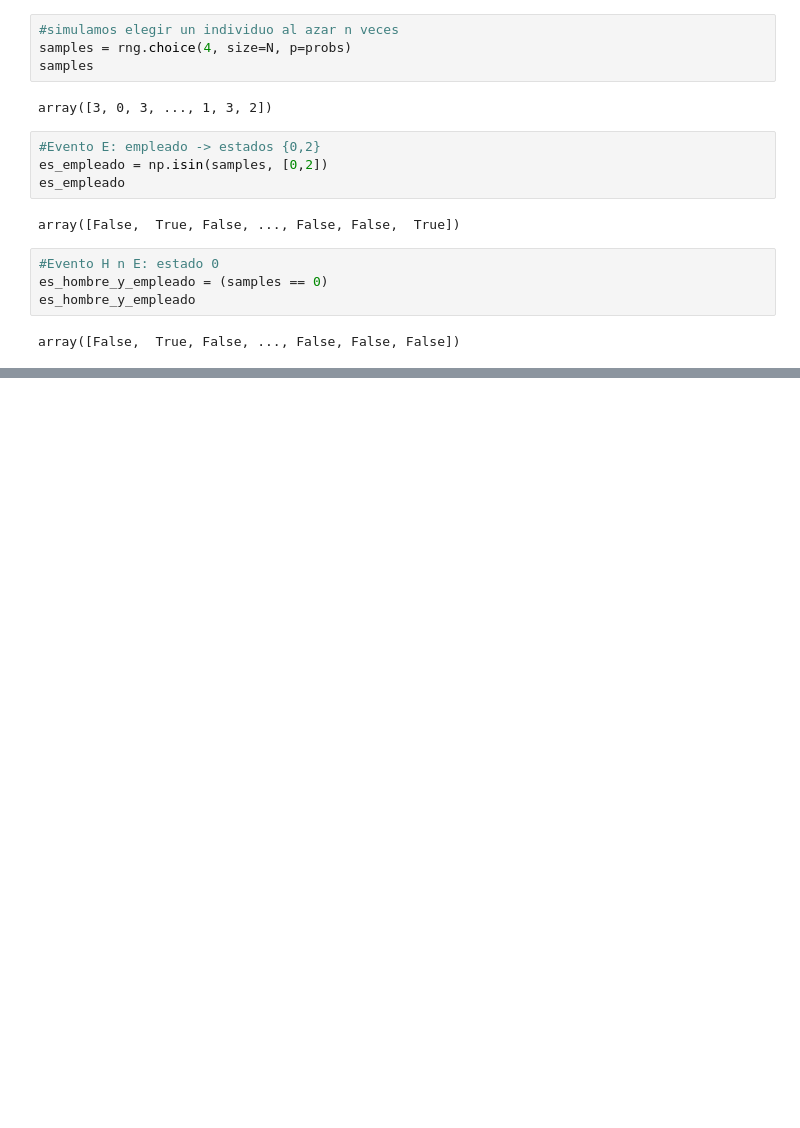
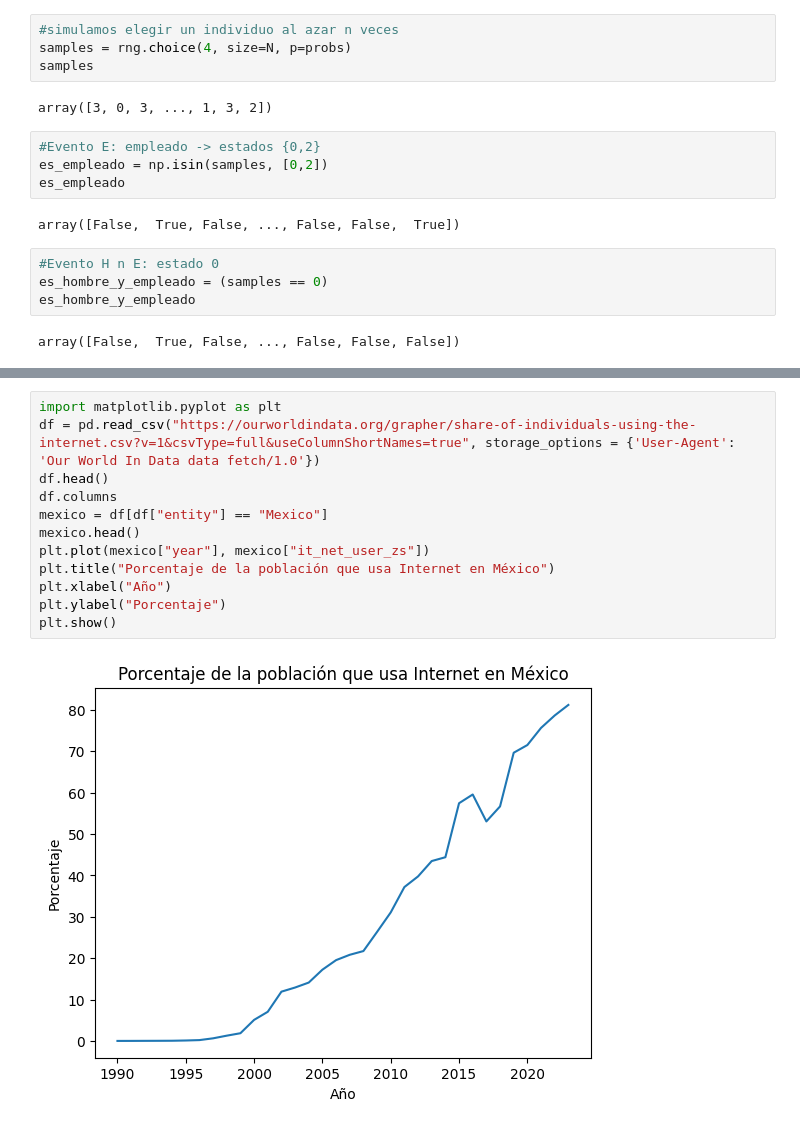
Before and after one commit to 173479/mineriaDeDatos, a Jupyter notebook: Mineria_De_Datos.ipynb, the cells around one changed output, grey strips where cells are left out. Drawn from its saved outputs; the diff is of its cells as text; blank space fills up the shorter version.

```diff
--- a/Mineria_De_Datos.ipynb
+++ b/Mineria_De_Datos.ipynb
@@ -1201,0 +1348,14 @@ array([False,  True, False, ..., False, False, False])
+# %%
+import matplotlib.pyplot as plt
+df = pd.read_csv("https://ourworldindata.org/grapher/share-of-individuals-using-the-internet.csv?v=1&csvType=full&useColumnShortNames=true", storage_options = {'User-Agent': 'Our World In Data data fetch/1.0'})
+df.head()
+df.columns
+mexico = df[df["entity"] == "Mexico"]
+mexico.head()
+plt.plot(mexico["year"], mexico["it_net_user_zs"])
+plt.title("Porcentaje de la población que usa Internet en México")
+plt.xlabel("Año")
+plt.ylabel("Porcentaje")
+plt.show()
+# %% [output]
+[figure, added]
```
Also changed, not shown: parts of 23 cells of this notebook.
